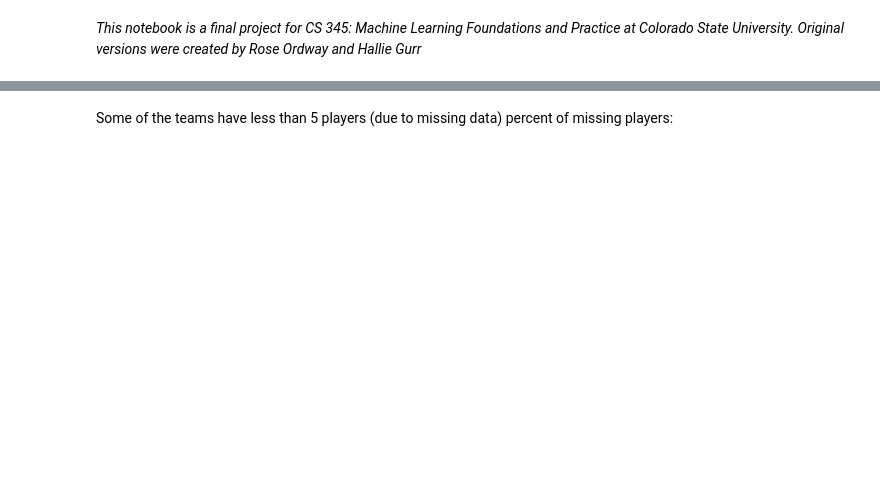
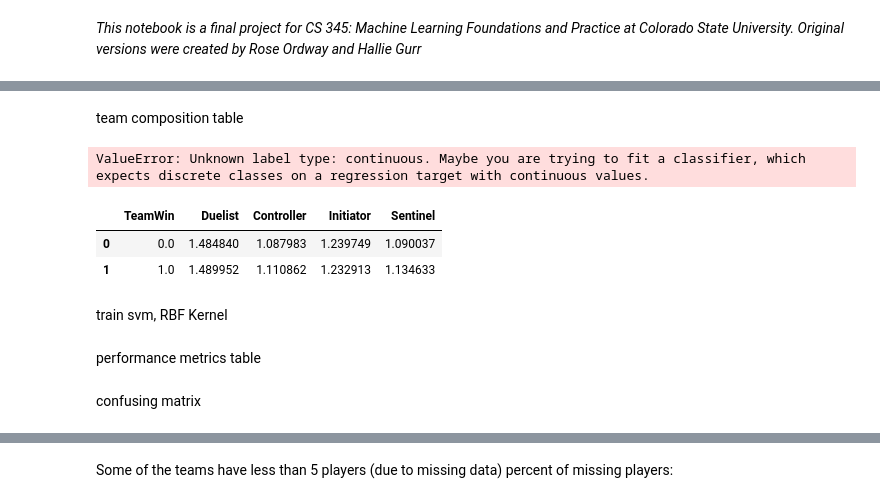
Before and after one commit to RosyTCosy/CS345-Final-Project, a Jupyter notebook: final_project.ipynb, the cells around one changed output, grey strips where cells are left out. Cells and saved outputs as stored; diff of their text form; code cells hidden in the pictures; blank space fills up the shorter version.

```diff
--- a/final_project.ipynb
+++ b/final_project.ipynb
@@ -197,0 +550,2 @@ display(df.head(10))
+# %% [markdown]
+team composition table
@@ -197,0 +574,28 @@ display(df.head(10))
+# %%
+X_train, X_test, y_train, y_test = train_test_split(
+    X, y, test_size=0.3, random_state=42
+)
+
+scaler = StandardScaler()
+X_train_scaled = scaler.fit_transform(X_train)
+X_test_scaled = scaler.transform(X_test)
+
+svm_model.fit(X_train_scaled, y_train)
+# %% [output]
+ValueError: Unknown label type: continuous. Maybe you are trying to fit a classifier, which expects discrete classes on a regression target with continuous values.
+# %%
+role_cols = ["Duelist", "Controller", "Initiator", "Sentinel"]
+
+team_comp_table = (
+    df.groupby("TeamWin")[role_cols]
+    .mean()
+    .reset_index()
+)
+
+display(team_comp_table)
+# %% [output]
+|  | TeamWin | Duelist | Controller | Initiator | Sentinel |
+| 0 | 0.0 | 1.484840 | 1.087983 | 1.239749 | 1.090037 |
+| 1 | 1.0 | 1.489952 | 1.110862 | 1.232913 | 1.134633 |
+# %% [markdown]
+train svm, RBF Kernel
@@ -197,0 +613,2 @@ display(df.head(10))
+# %% [markdown]
+performance metrics table
@@ -197,0 +631,2 @@ display(df.head(10))
+# %% [markdown]
+confusing matrix
```
Also changed, not shown: parts of 90 cells of this notebook.
